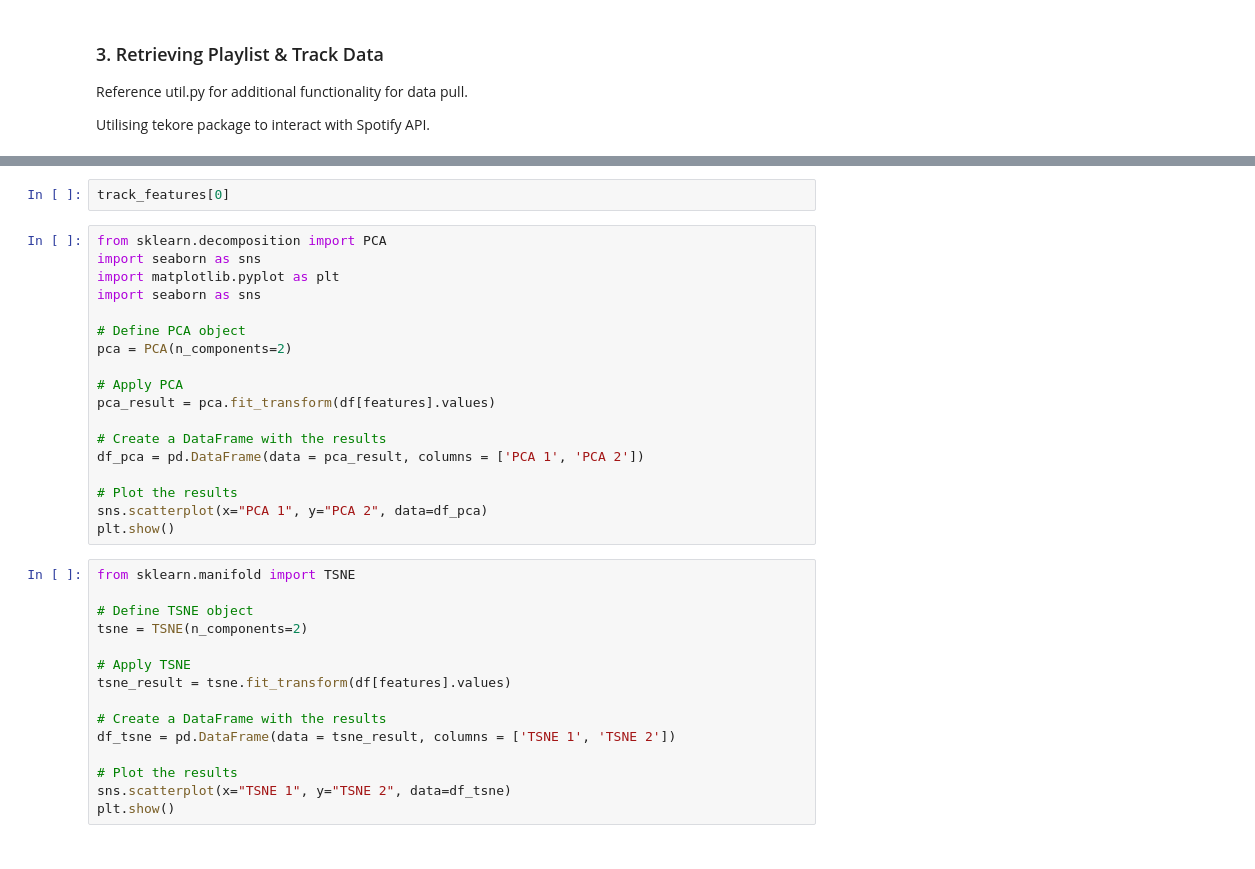
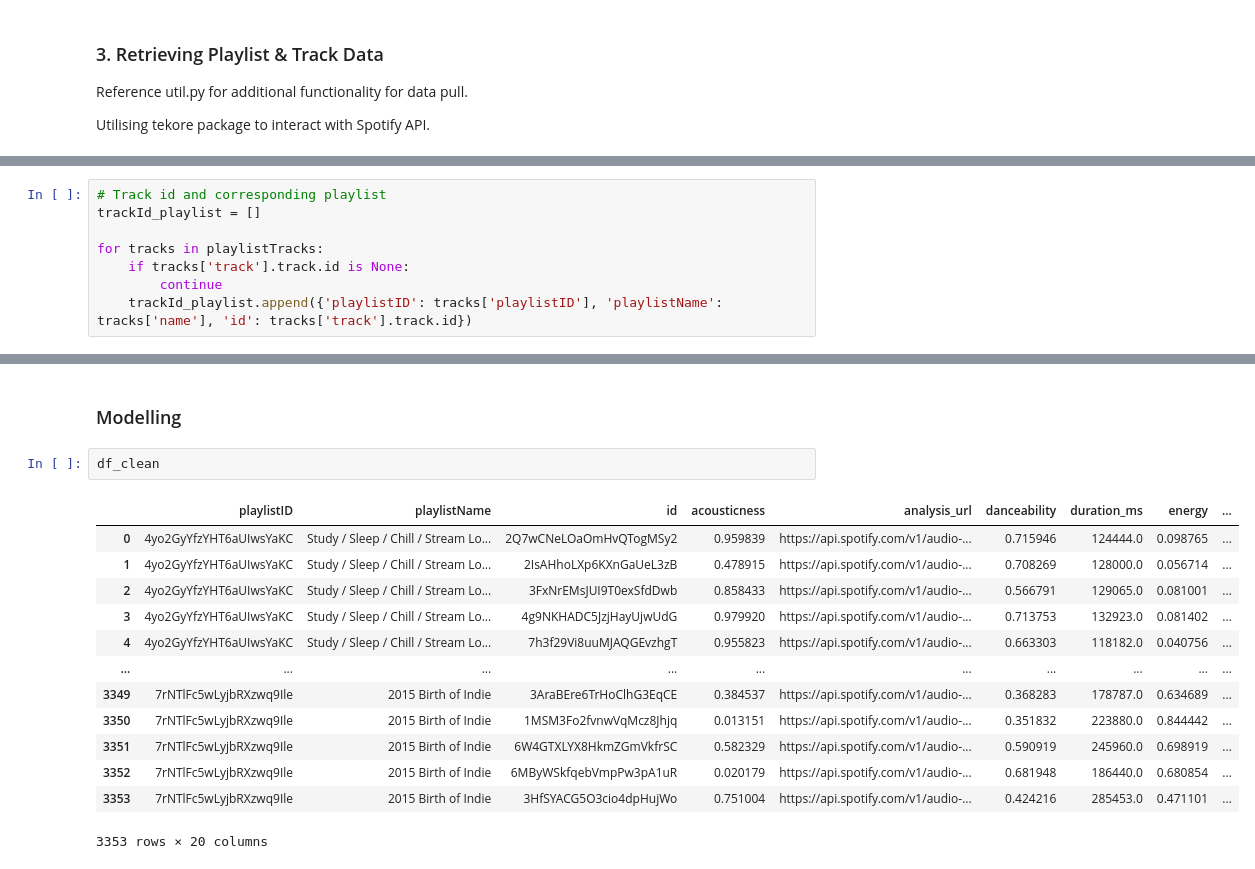
Before and after one commit to alexchaucs/spotify-personalisation, a Jupyter notebook: packages/experimentation/spotify.ipynb, the cells around one changed output, grey strips where cells are left out. Cells and saved outputs as stored; diff of their text form.

```diff
--- a/packages/experimentation/spotify.ipynb
+++ b/packages/experimentation/spotify.ipynb
@@ -40,0 +82,8 @@ track_ids = await get_playlist_tracks_ids(async_spotify, playlistID='0owDaOLnhuR
+# %%
+# Track id and corresponding playlist
+trackId_playlist = []
+
+for tracks in playlistTracks:
+    if tracks['track'].track.id is None:
+        continue
+    trackId_playlist.append({'playlistID': tracks['playlistID'], 'playlistName': tracks['name'], 'id': tracks['track'].track.id})
@@ -65,35 +136,18 @@ features = [
-# %%
-track_features[0]
-# %%
-from sklearn.decomposition import PCA
-import seaborn as sns
-import matplotlib.pyplot as plt
-import seaborn as sns
-
-# Define PCA object
-pca = PCA(n_components=2)
-
-# Apply PCA
-pca_result = pca.fit_transform(df[features].values)
-
-# Create a DataFrame with the results
-df_pca = pd.DataFrame(data = pca_result, columns = ['PCA 1', 'PCA 2'])
-
-# Plot the results
-sns.scatterplot(x="PCA 1", y="PCA 2", data=df_pca)
-plt.show()
-# %%
-from sklearn.manifold import TSNE
-
-# Define TSNE object
-tsne = TSNE(n_components=2)
-
-# Apply TSNE
-tsne_result = tsne.fit_transform(df[features].values)
-
-# Create a DataFrame with the results
-df_tsne = pd.DataFrame(data = tsne_result, columns = ['TSNE 1', 'TSNE 2'])
-
-# Plot the results
-sns.scatterplot(x="TSNE 1", y="TSNE 2", data=df_tsne)
-plt.show()
+# %% [markdown]
+### Modelling
+# %%
+df_clean
+# %% [output]
+|  | playlistID | playlistName | id | acousticness | analysis_url | danceability | duration_ms | energy | ... |
+| 0 | 4yo2GyYfzYHT6aUIwsYaKC | Study / Sleep / Chill / Stream Lo... | 2Q7wCNeLOaOmHvQTogMSy2 | 0.959839 | https://api.spotify.com/v1/audio-... | 0.715946 | 124444.0 | 0.098765 | ... |
+| 1 | 4yo2GyYfzYHT6aUIwsYaKC | Study / Sleep / Chill / Stream Lo... | 2IsAHhoLXp6KXnGaUeL3zB | 0.478915 | https://api.spotify.com/v1/audio-... | 0.708269 | 128000.0 | 0.056714 | ... |
+| 2 | 4yo2GyYfzYHT6aUIwsYaKC | Study / Sleep / Chill / Stream Lo... | 3FxNrEMsJUI9T0exSfdDwb | 0.858433 | https://api.spotify.com/v1/audio-... | 0.566791 | 129065.0 | 0.081001 | ... |
+| 3 | 4yo2GyYfzYHT6aUIwsYaKC | Study / Sleep / Chill / Stream Lo... | 4g9NKHADC5JzjHayUjwUdG | 0.979920 | https://api.spotify.com/v1/audio-... | 0.713753 | 132923.0 | 0.081402 | ... |
+| 4 | 4yo2GyYfzYHT6aUIwsYaKC | Study / Sleep / Chill / Stream Lo... | 7h3f29Vi8uuMJAQGEvzhgT | 0.955823 | https://api.spotify.com/v1/audio-... | 0.663303 | 118182.0 | 0.040756 | ... |
+| ... | ... | ... | ... | ... | ... | ... | ... | ... | ... |
+| 3349 | 7rNTlFc5wLyjbRXzwq9Ile | 2015 Birth of Indie | 3AraBEre6TrHoClhG3EqCE | 0.384537 | https://api.spotify.com/v1/audio-... | 0.368283 | 178787.0 | 0.634689 | ... |
+| 3350 | 7rNTlFc5wLyjbRXzwq9Ile | 2015 Birth of Indie | 1MSM3Fo2fvnwVqMcz8Jhjq | 0.013151 | https://api.spotify.com/v1/audio-... | 0.351832 | 223880.0 | 0.844442 | ... |
+| 3351 | 7rNTlFc5wLyjbRXzwq9Ile | 2015 Birth of Indie | 6W4GTXLYX8HkmZGmVkfrSC | 0.582329 | https://api.spotify.com/v1/audio-... | 0.590919 | 245960.0 | 0.698919 | ... |
+| 3352 | 7rNTlFc5wLyjbRXzwq9Ile | 2015 Birth of Indie | 6MByWSkfqebVmpPw3pA1uR | 0.020179 | https://api.spotify.com/v1/audio-... | 0.681948 | 186440.0 | 0.680854 | ... |
+| 3353 | 7rNTlFc5wLyjbRXzwq9Ile | 2015 Birth of Indie | 3HfSYACG5O3cio4dpHujWo | 0.751004 | https://api.spotify.com/v1/audio-... | 0.424216 | 285453.0 | 0.471101 | ... |
+3353 rows × 20 columns
```
Also changed, not shown: parts of 21 cells of this notebook, 2 other files.
